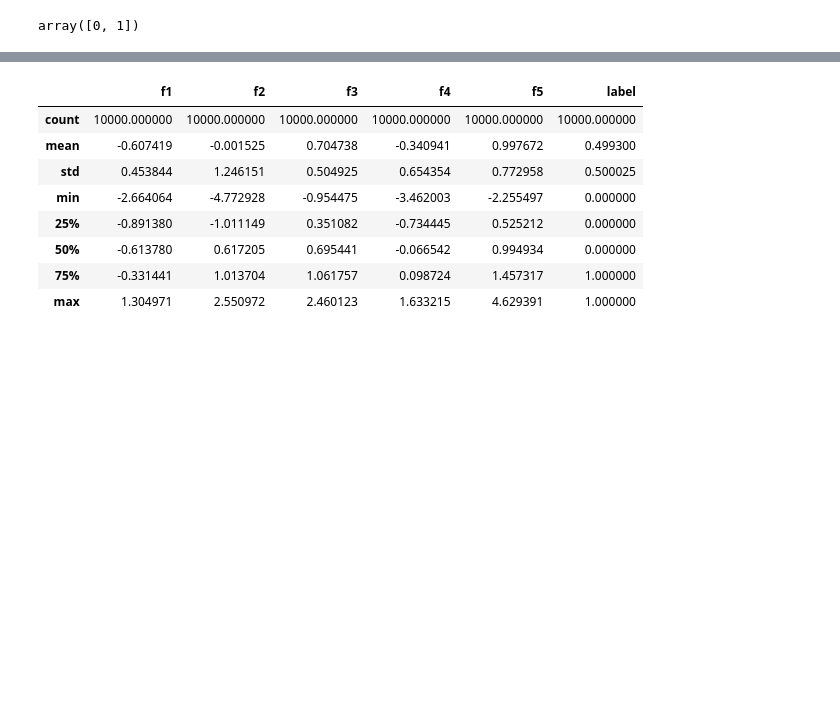
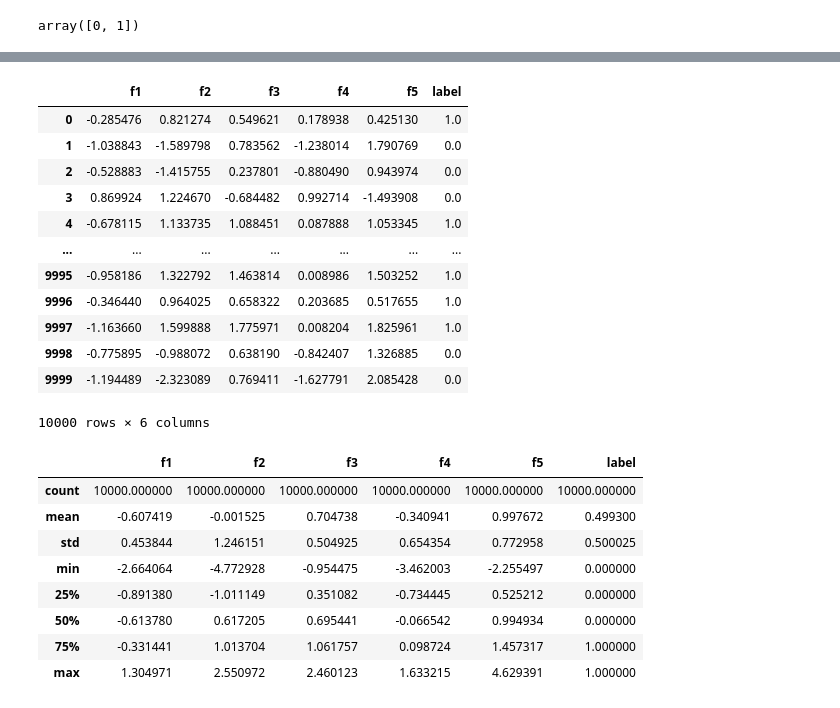
Before and after one commit to krskovape/Machine_learning, a Jupyter notebook: 08_ML_workflow/08_LAB_mlgeo_ML_workflow_exercise.ipynb, the cells around one changed output, grey strips where cells are left out. Saved outputs shown, nothing was run; the diff lists cells and outputs as text; code cells hidden in the pictures; blank space fills up the shorter version.

```diff
--- a/08_ML_workflow/08_LAB_mlgeo_ML_workflow_exercise.ipynb
+++ b/08_ML_workflow/08_LAB_mlgeo_ML_workflow_exercise.ipynb
@@ -78,5 +116,22 @@ array([0, 1])
 # %%
 df = pd.DataFrame(np.hstack((X, y.reshape(-1, 1))), columns=['f1', 'f2', 'f3', 'f4', 'f5', 'label'])
+# %%
+df
+# v každém řádku je 5 features a jedna hodnota y (label)
+# %% [output]
+|  | f1 | f2 | f3 | f4 | f5 | label |
+| 0 | -0.285476 | 0.821274 | 0.549621 | 0.178938 | 0.425130 | 1.0 |
+| 1 | -1.038843 | -1.589798 | 0.783562 | -1.238014 | 1.790769 | 0.0 |
+| 2 | -0.528883 | -1.415755 | 0.237801 | -0.880490 | 0.943974 | 0.0 |
+| 3 | 0.869924 | 1.224670 | -0.684482 | 0.992714 | -1.493908 | 0.0 |
+| 4 | -0.678115 | 1.133735 | 1.088451 | 0.087888 | 1.053345 | 1.0 |
+| ... | ... | ... | ... | ... | ... | ... |
+| 9995 | -0.958186 | 1.322792 | 1.463814 | 0.008986 | 1.503252 | 1.0 |
+| 9996 | -0.346440 | 0.964025 | 0.658322 | 0.203685 | 0.517655 | 1.0 |
+| 9997 | -1.163660 | 1.599888 | 1.775971 | 0.008204 | 1.825961 | 1.0 |
+| 9998 | -0.775895 | -0.988072 | 0.638190 | -0.842407 | 1.326885 | 0.0 |
+| 9999 | -1.194489 | -2.323089 | 0.769411 | -1.627791 | 2.085428 | 0.0 |
+10000 rows × 6 columns
 # %%
 df.describe()
 # %% [output]
```
Also changed, not shown: parts of 40 cells of this notebook, 2 other files.
